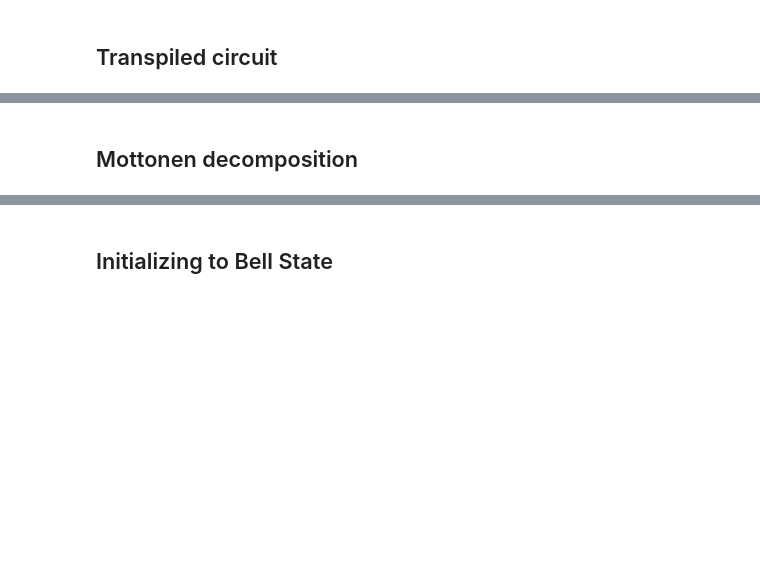
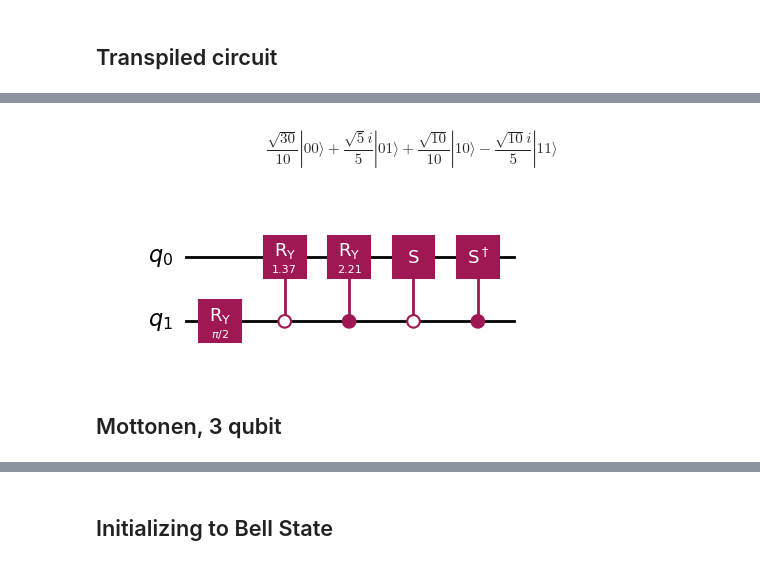
Before and after one commit to UW-ERSL/AppliedQC, a Jupyter notebook: Chapter12_QuantumEncoding_notebook.ipynb, the cells around one changed output, grey strips where cells are left out. Drawn from its saved outputs; the diff is of its cells as text; code cells hidden in the pictures; blank space fills up the shorter version.

```diff
--- a/Chapter12_QuantumEncoding_notebook.ipynb
+++ b/Chapter12_QuantumEncoding_notebook.ipynb
@@ -166,2 +153,25 @@ print(circuitData)
+# %%
+# Level 1 & 2: magnitude tree (identical to real-amplitude example)
+theta_1  = np.pi/2
+theta_00 = 2*np.arctan2(np.sqrt(0.2), np.sqrt(0.3))   # ~1.352 rad
+theta_10 = 2*np.arctan2(np.sqrt(0.4), np.sqrt(0.1))   # ~2.214 rad
+
+qc = QuantumCircuit(2)
+qc.ry(theta_1,  1)
+qc.cry(theta_00, 1, 0, ctrl_state='0')   # left branch
+qc.cry(theta_10, 1, 0, ctrl_state='1')   # right branch
+
+# Level 3: phase layer using S and Sdg (no global phase ambiguity)
+# |01>: phase +i -> controlled-S on q0, active when q1=0 and q0=1
+qc.cs(1, 0, ctrl_state='0')              # S on q0 controlled on q1=0
+
+# |11>: phase -i -> controlled-Sdg on q0, active when q1=1 and q0=1
+qc.csdg(1, 0, ctrl_state='1')           # Sdg on q0 controlled on q1=1
+state = Statevector.from_instruction(qc)
+display(state.draw('latex'))
+display(qc.draw('mpl'))
+# %% [output]
+$$\frac{\sqrt{30}}{10} |00\rangle+\frac{\sqrt{5} i}{5} |01\rangle+\frac{\sqrt{10}}{10} |10\rangle- \frac{\sqrt{10} i}{5} |11\rangle$$
+[figure, added]
 # %% [markdown]
-## Mottonen decomposition
+## Mottonen, 3 qubit
```
Also changed, not shown: parts of 23 cells of this notebook, 2 other files.
